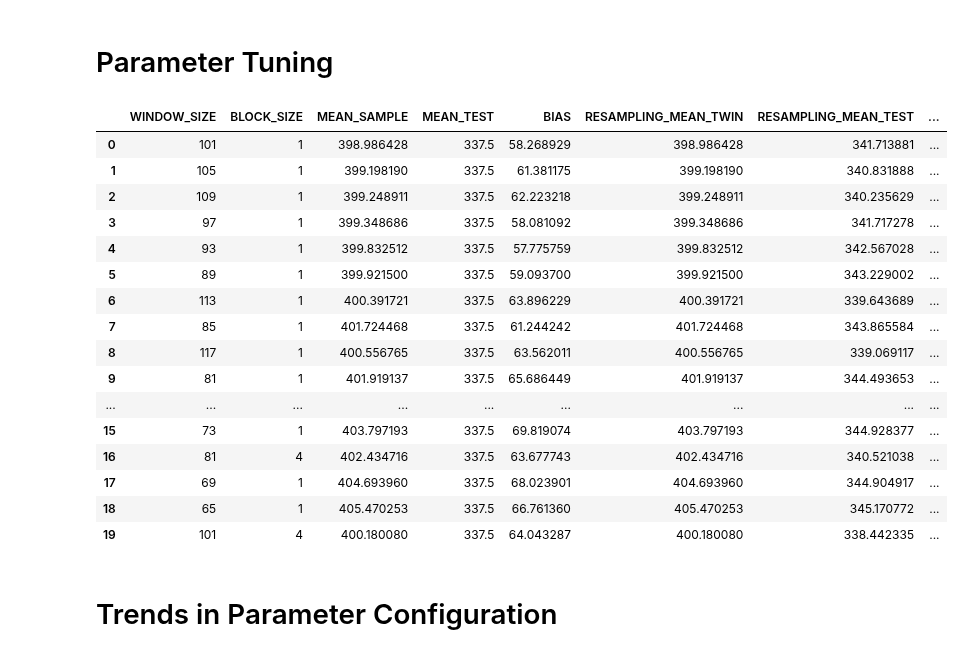
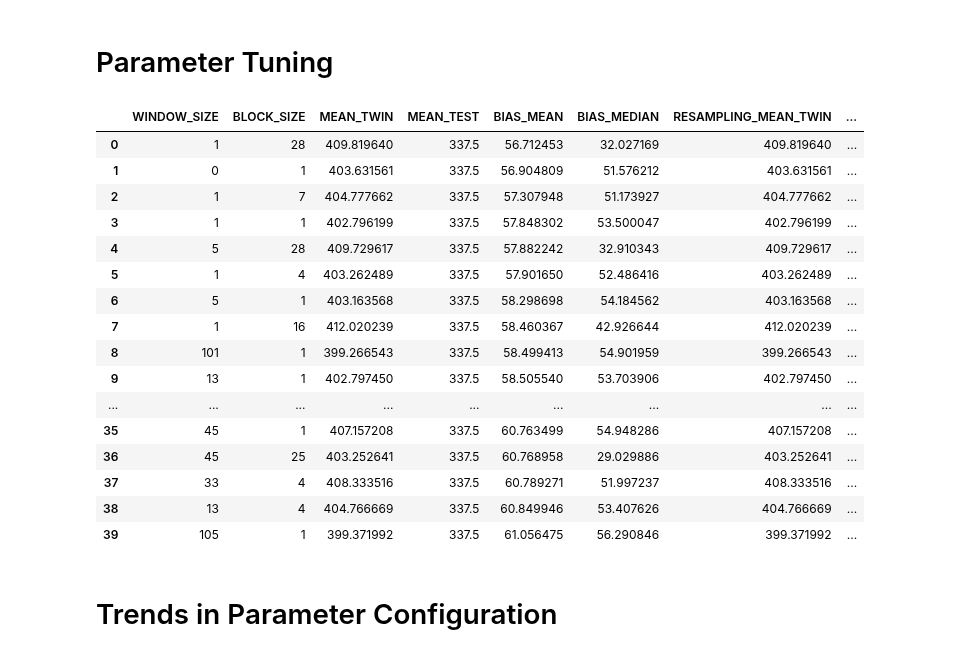
Before and after one commit to chrisnhr/Diplom, a Jupyter notebook: bootstrapping.ipynb, the cells around one changed output. Cells and saved outputs as stored; diff of their text form; code cells hidden in the pictures.

```diff
--- a/bootstrapping.ipynb
+++ b/bootstrapping.ipynb
@@ -102,27 +66,27 @@ df_validation.groupby(["WINDOW_SIZE", "BLOCK_SIZE"]).median().sort_values("WASSE
 # %% [markdown]
 # Parameter Tuning
 # %%
-Evaluation.run_grid(input_data)
+#Evaluation.run_grid(input_data) #dauert ca 45 min
 df_grid_results = pd.read_csv("results/grid_results.csv")
-df_grid_results.groupby(["WINDOW_SIZE", "BLOCK_SIZE"]).median().drop(["TEST_ITEM_COMMUNICATIONKEY", "TWIN_NUMBER"], axis=1).sort_values("MAE").reset_index().head(20) #median, bc distribution is skewed
+df_grid_results.groupby(["WINDOW_SIZE", "BLOCK_SIZE"]).median().drop(["TEST_ITEM_COMMUNICATIONKEY", "TWIN_NUMBER"], axis=1).sort_values("BIAS_MEAN").reset_index().head(40) #median, bc distribution is skewed
 # %% [output]
-|  | WINDOW_SIZE | BLOCK_SIZE | MEAN_SAMPLE | MEAN_TEST | BIAS | RESAMPLING_MEAN_TWIN | RESAMPLING_MEAN_TEST | ... |
-| 0 | 101 | 1 | 398.986428 | 337.5 | 58.268929 | 398.986428 | 341.713881 | ... |
-| 1 | 105 | 1 | 399.198190 | 337.5 | 61.381175 | 399.198190 | 340.831888 | ... |
-| 2 | 109 | 1 | 399.248911 | 337.5 | 62.223218 | 399.248911 | 340.235629 | ... |
-| 3 | 97 | 1 | 399.348686 | 337.5 | 58.081092 | 399.348686 | 341.717278 | ... |
-| 4 | 93 | 1 | 399.832512 | 337.5 | 57.775759 | 399.832512 | 342.567028 | ... |
-| 5 | 89 | 1 | 399.921500 | 337.5 | 59.093700 | 399.921500 | 343.229002 | ... |
-| 6 | 113 | 1 | 400.391721 | 337.5 | 63.896229 | 400.391721 | 339.643689 | ... |
-| 7 | 85 | 1 | 401.724468 | 337.5 | 61.244242 | 401.724468 | 343.865584 | ... |
-| 8 | 117 | 1 | 400.556765 | 337.5 | 63.562011 | 400.556765 | 339.069117 | ... |
-| 9 | 81 | 1 | 401.919137 | 337.5 | 65.686449 | 401.919137 | 344.493653 | ... |
+|  | WINDOW_SIZE | BLOCK_SIZE | MEAN_TWIN | MEAN_TEST | BIAS_MEAN | BIAS_MEDIAN | RESAMPLING_MEAN_TWIN | ... |
+| 0 | 1 | 28 | 409.819640 | 337.5 | 56.712453 | 32.027169 | 409.819640 | ... |
+| 1 | 0 | 1 | 403.631561 | 337.5 | 56.904809 | 51.576212 | 403.631561 | ... |
+| 2 | 1 | 7 | 404.777662 | 337.5 | 57.307948 | 51.173927 | 404.777662 | ... |
+| 3 | 1 | 1 | 402.796199 | 337.5 | 57.848302 | 53.500047 | 402.796199 | ... |
+| 4 | 5 | 28 | 409.729617 | 337.5 | 57.882242 | 32.910343 | 409.729617 | ... |
+| 5 | 1 | 4 | 403.262489 | 337.5 | 57.901650 | 52.486416 | 403.262489 | ... |
+| 6 | 5 | 1 | 403.163568 | 337.5 | 58.298698 | 54.184562 | 403.163568 | ... |
+| 7 | 1 | 16 | 412.020239 | 337.5 | 58.460367 | 42.926644 | 412.020239 | ... |
+| 8 | 101 | 1 | 399.266543 | 337.5 | 58.499413 | 54.901959 | 399.266543 | ... |
+| 9 | 13 | 1 | 402.797450 | 337.5 | 58.505540 | 53.703906 | 402.797450 | ... |
 | ... | ... | ... | ... | ... | ... | ... | ... | ... |
-| 15 | 73 | 1 | 403.797193 | 337.5 | 69.819074 | 403.797193 | 344.928377 | ... |
-| 16 | 81 | 4 | 402.434716 | 337.5 | 63.677743 | 402.434716 | 340.521038 | ... |
-| 17 | 69 | 1 | 404.693960 | 337.5 | 68.023901 | 404.693960 | 344.904917 | ... |
-| 18 | 65 | 1 | 405.470253 | 337.5 | 66.761360 | 405.470253 | 345.170772 | ... |
-| 19 | 101 | 4 | 400.180080 | 337.5 | 64.043287 | 400.180080 | 338.442335 | ... |
+| 35 | 45 | 1 | 407.157208 | 337.5 | 60.763499 | 54.948286 | 407.157208 | ... |
+| 36 | 45 | 25 | 403.252641 | 337.5 | 60.768958 | 29.029886 | 403.252641 | ... |
+| 37 | 33 | 4 | 408.333516 | 337.5 | 60.789271 | 51.997237 | 408.333516 | ... |
+| 38 | 13 | 4 | 404.766669 | 337.5 | 60.849946 | 53.407626 | 404.766669 | ... |
+| 39 | 105 | 1 | 399.371992 | 337.5 | 61.056475 | 56.290846 | 399.371992 | ... |
 # %% [markdown]
 # Trends in Parameter Configuration
 # %%
```
Also changed, not shown: parts of 18 cells of this notebook, 4 other files.
